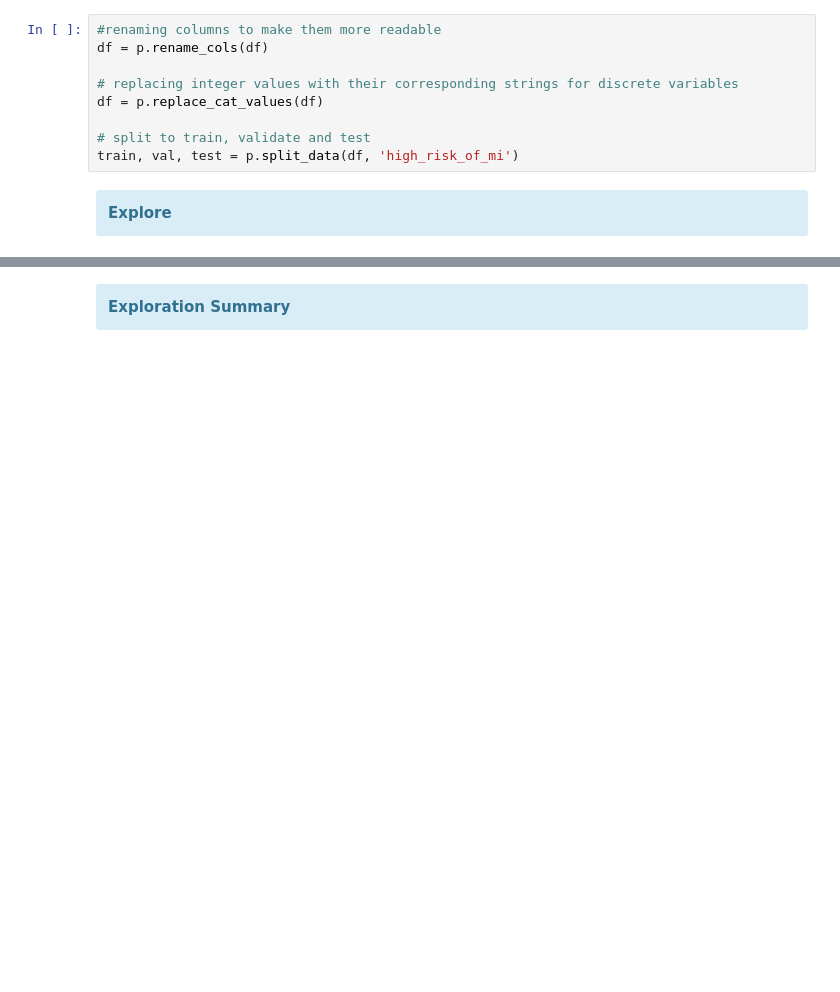
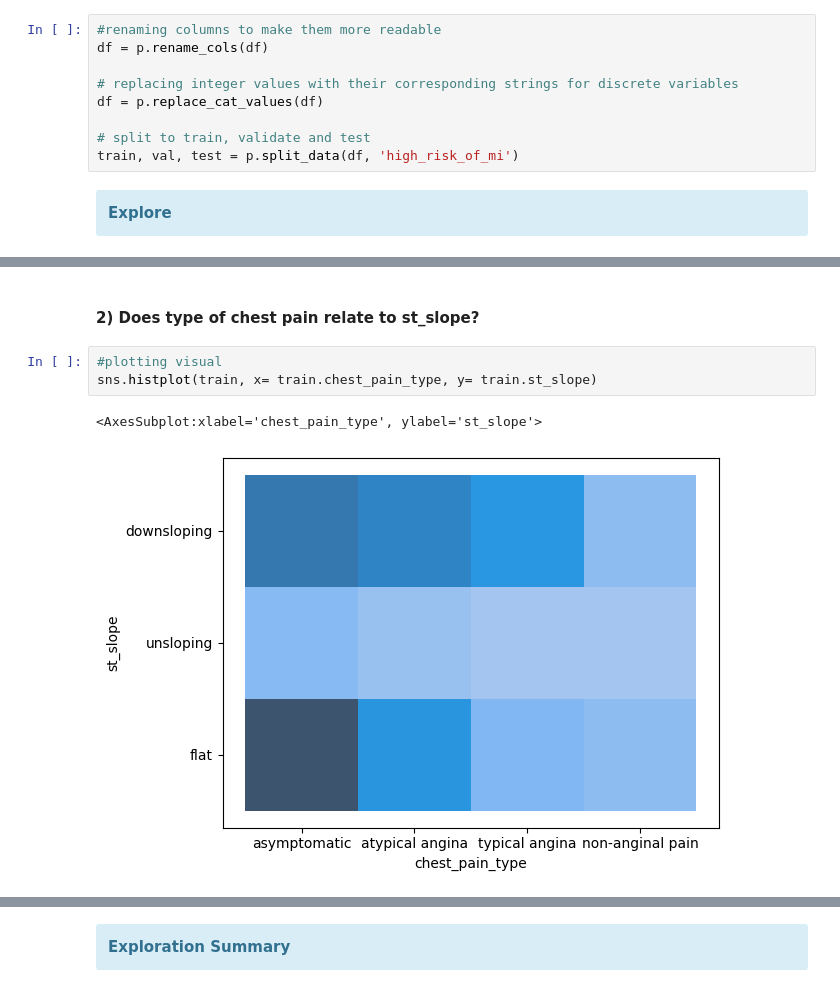
Before and after one commit to stephen-c-perry/Heart-Attack-Individual-Project, a Jupyter notebook: final_report.ipynb, the cells around one changed output, grey strips where cells are left out. Saved outputs shown, nothing was run; the diff lists cells and outputs as text; blank space fills up the shorter version.

```diff
--- a/final_report.ipynb
+++ b/final_report.ipynb
@@ -49,0 +84,8 @@ train, val, test = p.split_data(df, 'high_risk_of_mi')
+# %% [markdown]
+#### 2) Does type of chest pain relate to st_slope?
+# %%
+#plotting visual
+sns.histplot(train, x= train.chest_pain_type, y= train.st_slope)
+# %% [output]
+<AxesSubplot:xlabel='chest_pain_type', ylabel='st_slope'>
+[figure, added]
```
Also changed, not shown: parts of 20 cells of this notebook, 7 other files.
